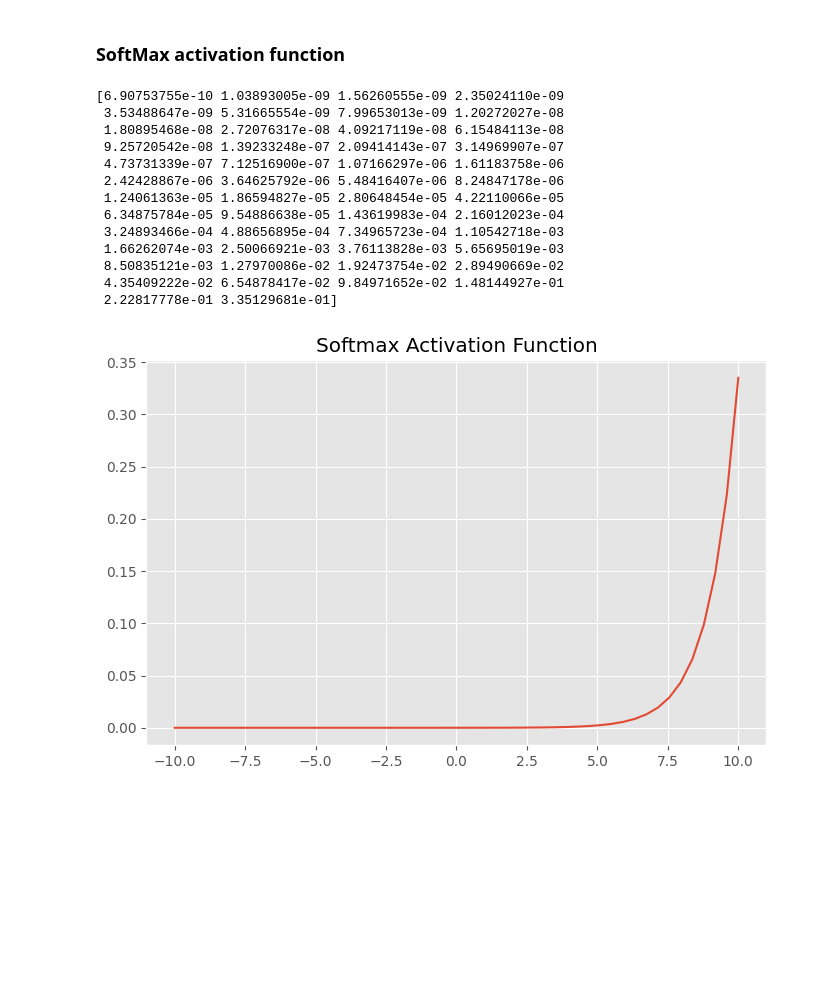
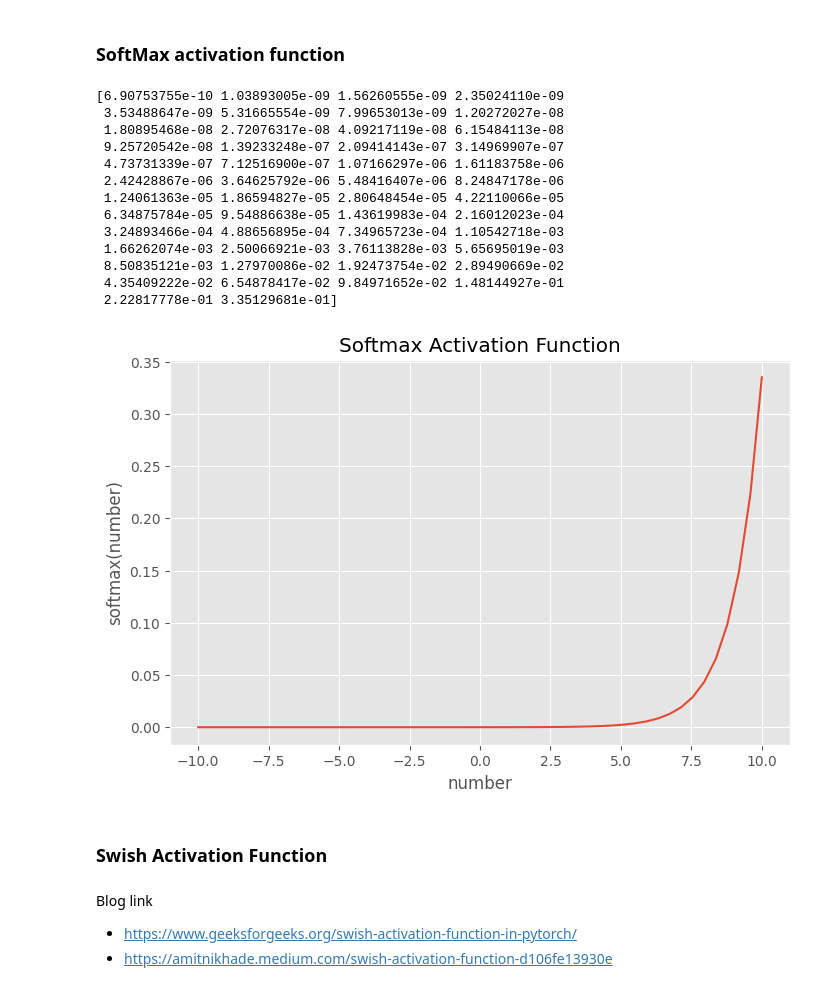
Before and after one commit to alaminbhuyan/Activation-Function-Implementation, a Jupyter notebook: Activation Function.ipynb, the cells around one changed output. Drawn from its saved outputs; the diff is of its cells as text; code cells hidden in the pictures; blank space fills up the shorter version.

Commit message:
add swish activation function

```diff
--- a/Activation Function.ipynb
+++ b/Activation Function.ipynb
@@ -194,29 +208,37 @@ plt.show()
 # %%
 plt.style.use('ggplot')
 plt.figure(figsize=(8,5))
 
 def softmax(number):
     return np.exp(number) / np.sum(np.exp(number))
 
 number = np.linspace(-10, 10)
 # print("The numbers are: ", number)
 result = softmax(number)
 print(result)
 plt.plot(number, softmax(number))
 plt.title("Softmax Activation Function")
+plt.xlabel(xlabel="number")
+plt.ylabel(ylabel="softmax(number)")
 plt.show()
 # %% [output]
 [6.90753755e-10 1.03893005e-09 1.56260555e-09 2.35024110e-09
  3.53488647e-09 5.31665554e-09 7.99653013e-09 1.20272027e-08
  1.80895468e-08 2.72076317e-08 4.09217119e-08 6.15484113e-08
  9.25720542e-08 1.39233248e-07 2.09414143e-07 3.14969907e-07
  4.73731339e-07 7.12516900e-07 1.07166297e-06 1.61183758e-06
  2.42428867e-06 3.64625792e-06 5.48416407e-06 8.24847178e-06
  1.24061363e-05 1.86594827e-05 2.80648454e-05 4.22110066e-05
  6.34875784e-05 9.54886638e-05 1.43619983e-04 2.16012023e-04
  3.24893466e-04 4.88656895e-04 7.34965723e-04 1.10542718e-03
  1.66262074e-03 2.50066921e-03 3.76113828e-03 5.65695019e-03
  8.50835121e-03 1.27970086e-02 1.92473754e-02 2.89490669e-02
  4.35409222e-02 6.54878417e-02 9.84971652e-02 1.48144927e-01
  2.22817778e-01 3.35129681e-01]
-[figure, old version]
+[figure, new version]
+# %% [markdown]
+### **Swish Activation Function**
+# %% [markdown]
+Blog link
+- https://www.geeksforgeeks.org/swish-activation-function-in-pytorch/
+- https://amitnikhade.medium.com/swish-activation-function-d106fe13930e
```
Also changed, not shown: parts of 8 cells of this notebook.
